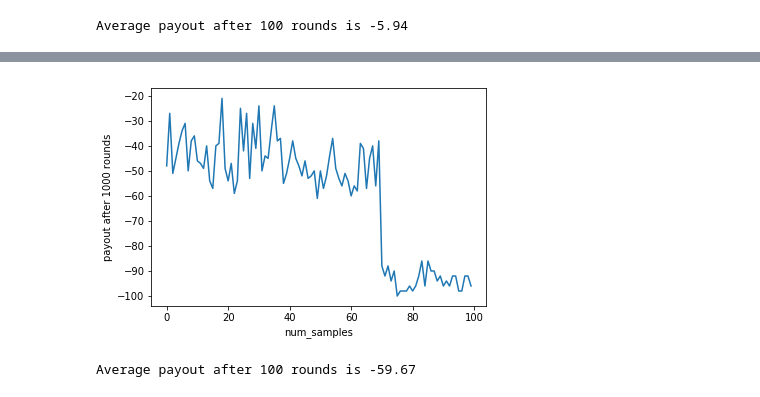
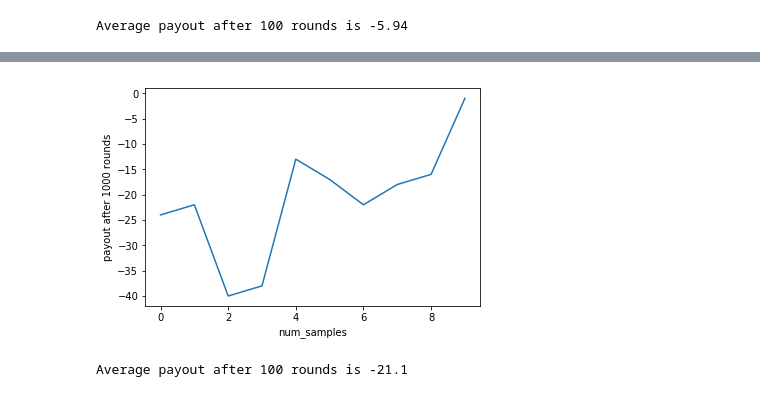
Before and after one commit to ml874/Blackjack--Reinforcement-Learning, a Jupyter notebook: Blackjack- DQN (Only Hit or Stand).ipynb, the cells around one changed output, grey strips where cells are left out. Drawn from its saved outputs; the diff is of its cells as text; code cells hidden in the pictures.

```diff
--- a/Blackjack- DQN (Only Hit or Stand).ipynb
+++ b/Blackjack- DQN (Only Hit or Stand).ipynb
@@ -238,65 +270,42 @@ start_time = time.time()
 # print(agent.model)
 
 num_rounds = 100 # Payout calculated over num_rounds
-num_samples = 100 # num_rounds simulated over num_samples
+num_samples = 10 # num_rounds simulated over num_samples
 
-agent = DQNAgent(env=env, epsilon=1.0, alpha=0.001, gamma=0.1, time=num_rounds*num_samples)
+agent = DQNAgent(env=env, epsilon=1.0, alpha=0.001, gamma=0.1, time=1500)
 
 average_payouts = []
 
 state = env.reset()
-state = np.reshape(state, [1,3])
-# print(type(state))
+state = np.reshape(state[0:2], [1,2])
 for sample in range(num_samples):
     round = 1
-    total_payout = 0 # to store total payout over 'num_rounds'
-    # Take action based on Q-table of the agent and learn based on that until 'num_episodes_to_train' = 0
+    total_payout = 0 # store total payout per sample
     while round <= num_rounds:
+        action = agent.choose_action(state)
+        next_state, payout, done, _ = env.step(action)
+        next_state = np.reshape(next_state[0:2], [1,2])
 
-#         print(state)
-#         print(done)
-        action = agent.choose_action(state)
-#         print('action: ' + str(action))
-        next_state, payout, done, _ = env.step(action)
-#         print(next_state)
-        next_state = np.reshape(next_state, [1,3])
 
-#         print(next_state)
-#         print('payout: ' + str(payout))
-#         print('-----------')
-
-#         agent.remember(state, action, payout, next_state, done)
         total_payout += payout
-        if agent.learning:
-            agent.learn([state, action, payout, next_state, done])
+#         if agent.learning:
+        agent.learn(state, action, payout, next_state, done)
 
         state = next_state
-        state = np.reshape(state, [1,3])
-
-
+        state = np.reshape(state[0:2], [1,2])
 
         if done:
             state = env.reset() # Environment deals new cards to player and dealer
-            state = np.reshape(state, [1,3])
+            state = np.reshape(state[0:2], [1,2])
             round += 1
 
-
-
-
-
-
-#     if len(agent.memory) > batch_size:
-#         print(agent.memory)
-
-
-
     average_payouts.append(total_payout)
-    print('TOTAL PAYOUT: ' + str(total_payout))
 
     if sample % 10 == 0:
         print('Done with sample: ' + str(sample) + str("   --- %s seconds ---" % (time.time() - start_time)))
         print(agent.epsilon)
 
+print(agent.get_optimal_strategy())
 
 # Plot payout per 1000 episodes for each value of 'sample'
 
@@ -327,2 +336,2 @@ TOTAL PAYOUT: -96.0
-[figure, old version]
+[figure, new version]
-Average payout after 100 rounds is -59.67
+Average payout after 100 rounds is -21.1
```
Also changed, not shown: parts of 2 cells of this notebook, 2 other files.
